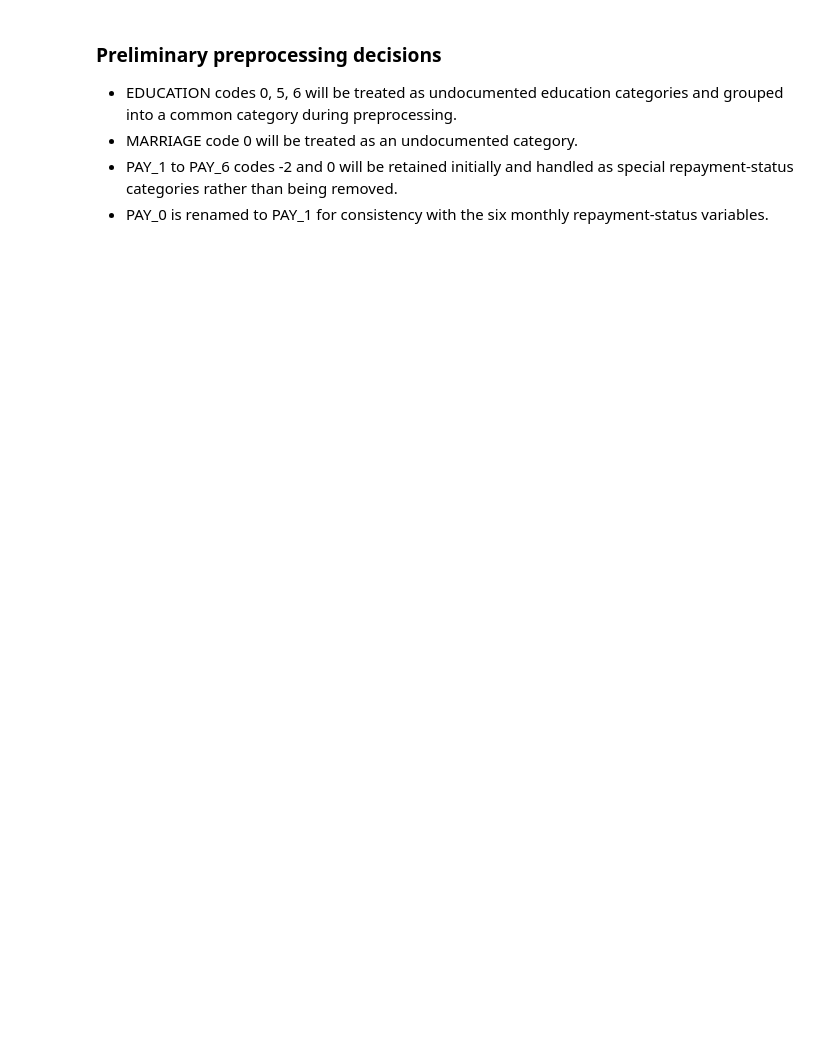
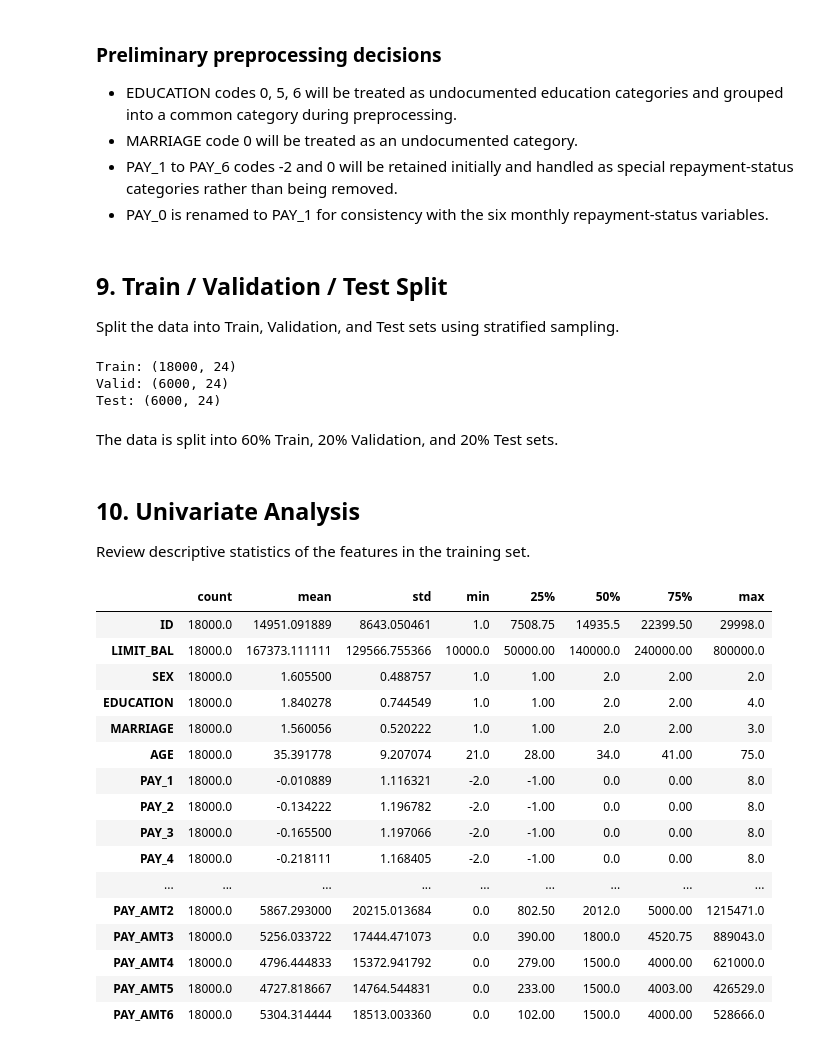
Before and after one commit to htr08/2627I-INT3011E_2-AICreditScoring, a Jupyter notebook: notebooks/01_eda.ipynb, the cells around one changed output. Cells and saved outputs as stored; diff of their text form; code cells hidden in the pictures; blank space fills up the shorter version.

```diff
--- a/notebooks/01_eda.ipynb
+++ b/notebooks/01_eda.ipynb
@@ -295,3 +370,66 @@ PAY_6
 - MARRIAGE code 0 will be treated as an undocumented category.
 - PAY_1 to PAY_6 codes -2 and 0 will be retained initially and handled as special repayment-status categories rather than being removed.
 - PAY_0 is renamed to PAY_1 for consistency with the six monthly repayment-status variables.
+# %% [markdown]
+## 9. Train / Validation / Test Split
+
+Split the data into Train, Validation, and Test sets using stratified sampling.
+# %%
+from sklearn.model_selection import train_test_split
+
+target = "default_payment_next_month"
+
+X = df.drop(columns=[target])
+y = df[target]
+
+# Step 1: Split Test set (20%) first
+X_trainval, X_test, y_trainval, y_test = train_test_split(
+    X,
+    y,
+    test_size=0.2,
+    stratify=y,
+    random_state=42
+)
+
+# Step 2: Split Validation set
+X_train, X_valid, y_train, y_valid = train_test_split(
+    X_trainval,
+    y_trainval,
+    test_size=0.25,
+    stratify=y_trainval,
+    random_state=42
+)
+
+print("Train:", X_train.shape)
+print("Valid:", X_valid.shape)
+print("Test:", X_test.shape)
+# %% [output]
+Train: (18000, 24)
+Valid: (6000, 24)
+Test: (6000, 24)
+# %% [markdown]
+The data is split into 60% Train, 20% Validation, and 20% Test sets.
+# %% [markdown]
+## 10. Univariate Analysis
+
+Review descriptive statistics of the features in the training set.
+# %%
+X_train.describe().T
+# %% [output]
+|  | count | mean | std | min | 25% | 50% | 75% | max |
+| ID | 18000.0 | 14951.091889 | 8643.050461 | 1.0 | 7508.75 | 14935.5 | 22399.50 | 29998.0 |
+| LIMIT_BAL | 18000.0 | 167373.111111 | 129566.755366 | 10000.0 | 50000.00 | 140000.0 | 240000.00 | 800000.0 |
+| SEX | 18000.0 | 1.605500 | 0.488757 | 1.0 | 1.00 | 2.0 | 2.00 | 2.0 |
+| EDUCATION | 18000.0 | 1.840278 | 0.744549 | 1.0 | 1.00 | 2.0 | 2.00 | 4.0 |
+| MARRIAGE | 18000.0 | 1.560056 | 0.520222 | 1.0 | 1.00 | 2.0 | 2.00 | 3.0 |
+| AGE | 18000.0 | 35.391778 | 9.207074 | 21.0 | 28.00 | 34.0 | 41.00 | 75.0 |
+| PAY_1 | 18000.0 | -0.010889 | 1.116321 | -2.0 | -1.00 | 0.0 | 0.00 | 8.0 |
+| PAY_2 | 18000.0 | -0.134222 | 1.196782 | -2.0 | -1.00 | 0.0 | 0.00 | 8.0 |
+| PAY_3 | 18000.0 | -0.165500 | 1.197066 | -2.0 | -1.00 | 0.0 | 0.00 | 8.0 |
+| PAY_4 | 18000.0 | -0.218111 | 1.168405 | -2.0 | -1.00 | 0.0 | 0.00 | 8.0 |
+| ... | ... | ... | ... | ... | ... | ... | ... | ... |
+| PAY_AMT2 | 18000.0 | 5867.293000 | 20215.013684 | 0.0 | 802.50 | 2012.0 | 5000.00 | 1215471.0 |
+| PAY_AMT3 | 18000.0 | 5256.033722 | 17444.471073 | 0.0 | 390.00 | 1800.0 | 4520.75 | 889043.0 |
+| PAY_AMT4 | 18000.0 | 4796.444833 | 15372.941792 | 0.0 | 279.00 | 1500.0 | 4000.00 | 621000.0 |
+| PAY_AMT5 | 18000.0 | 4727.818667 | 14764.544831 | 0.0 | 233.00 | 1500.0 | 4003.00 | 426529.0 |
+| PAY_AMT6 | 18000.0 | 5304.314444 | 18513.003360 | 0.0 | 102.00 | 1500.0 | 4000.00 | 528666.0 |
```
Also changed, not shown: parts of 30 cells of this notebook, 3 other files.
